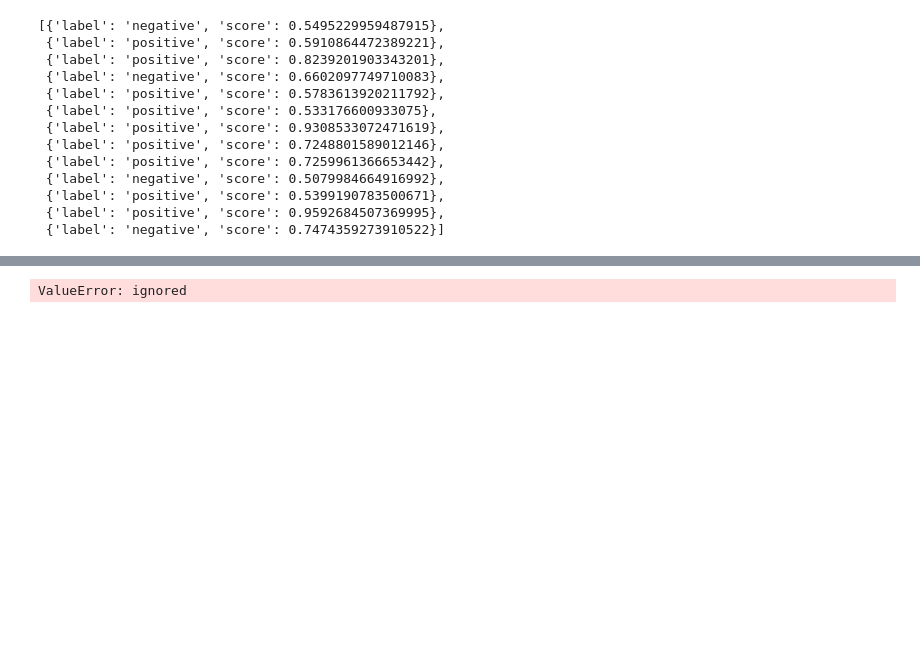
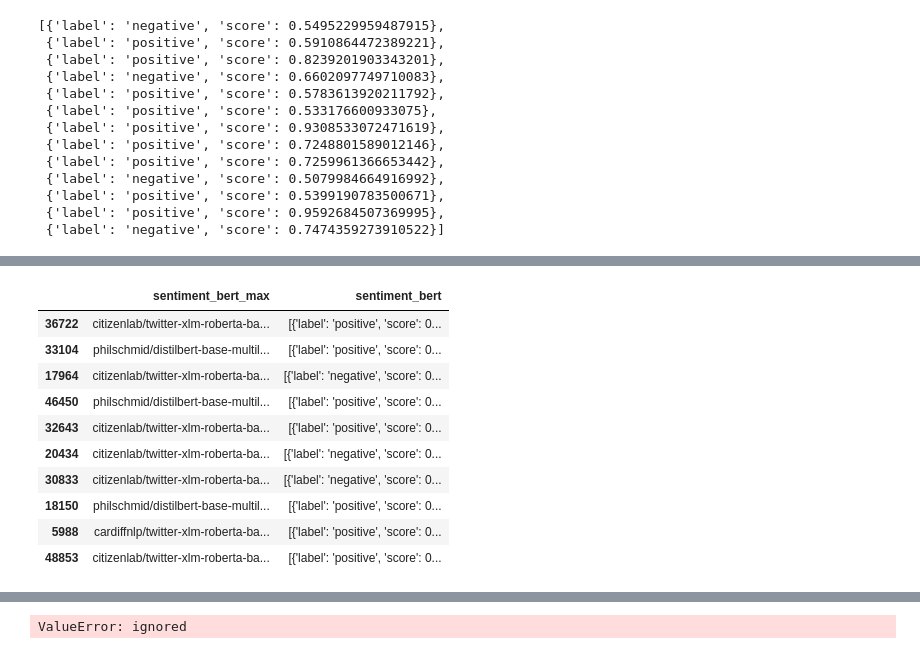
Before and after one commit to emerson-matos/tcc-notebooks, a Jupyter notebook: sentimentos/notebook.ipynb, the cells around one changed output, grey strips where cells are left out. Cells and saved outputs as stored; diff of their text form; code cells hidden in the pictures; blank space fills up the shorter version.

Commit message:
v3 - separando modelos

```diff
--- a/sentimentos/notebook.ipynb
+++ b/sentimentos/notebook.ipynb
@@ -295,0 +316,3 @@ dataset = dataset.map(lambda x: {"sentiment_bert_1": classifier1(x['text']),
+# %%
+%%time
+dataset = dataset.map(lambda x: {MODELS[4]: classifier5(x['text'])}, batched=True)
@@ -302,13 +354,24 @@ teste.head(5)
 # %%
-def mySorter(e):
-  return e['score']
-
-cols = ['sentiment_bert_1', 'sentiment_bert_2', 'sentiment_bert_3', 'sentiment_bert_4', 'sentiment_bert_5']
+cols = MODELS
 teste['sentiment_bert'] = teste[cols].apply(lambda row: row.values.tolist(), axis=1)
-# %%
-teste['sentiment_bert'] = teste['sentiment_bert'].apply(lambda x: sorted(x, key=mySorter, reverse=True))
+# %%
+import numpy as np
+
+teste['sentiment_bert_max'] = teste['sentiment_bert'].apply(lambda x: MODELS[np.argmax(list(map(lambda y: y['score'], x)))])
 # %%
-teste[['sentiment_bert']].sample(n=10)
+teste[['sentiment_bert_max', 'sentiment_bert']].sample(n=10)
+# %% [output]
+|  | sentiment_bert_max | sentiment_bert |
+| 36722 | citizenlab/twitter-xlm-roberta-ba... | [{'label': 'positive', 'score': 0... |
+| 33104 | philschmid/distilbert-base-multil... | [{'label': 'positive', 'score': 0... |
+| 17964 | citizenlab/twitter-xlm-roberta-ba... | [{'label': 'negative', 'score': 0... |
+| 46450 | philschmid/distilbert-base-multil... | [{'label': 'positive', 'score': 0... |
+| 32643 | citizenlab/twitter-xlm-roberta-ba... | [{'label': 'positive', 'score': 0... |
+| 20434 | citizenlab/twitter-xlm-roberta-ba... | [{'label': 'negative', 'score': 0... |
+| 30833 | citizenlab/twitter-xlm-roberta-ba... | [{'label': 'negative', 'score': 0... |
+| 18150 | philschmid/distilbert-base-multil... | [{'label': 'positive', 'score': 0... |
+| 5988 | cardiffnlp/twitter-xlm-roberta-ba... | [{'label': 'positive', 'score': 0... |
+| 48853 | citizenlab/twitter-xlm-roberta-ba... | [{'label': 'positive', 'score': 0... |
 # %%
 def f7(seq):
     seen = set()
```
Also changed, not shown: parts of 20 cells of this notebook.
